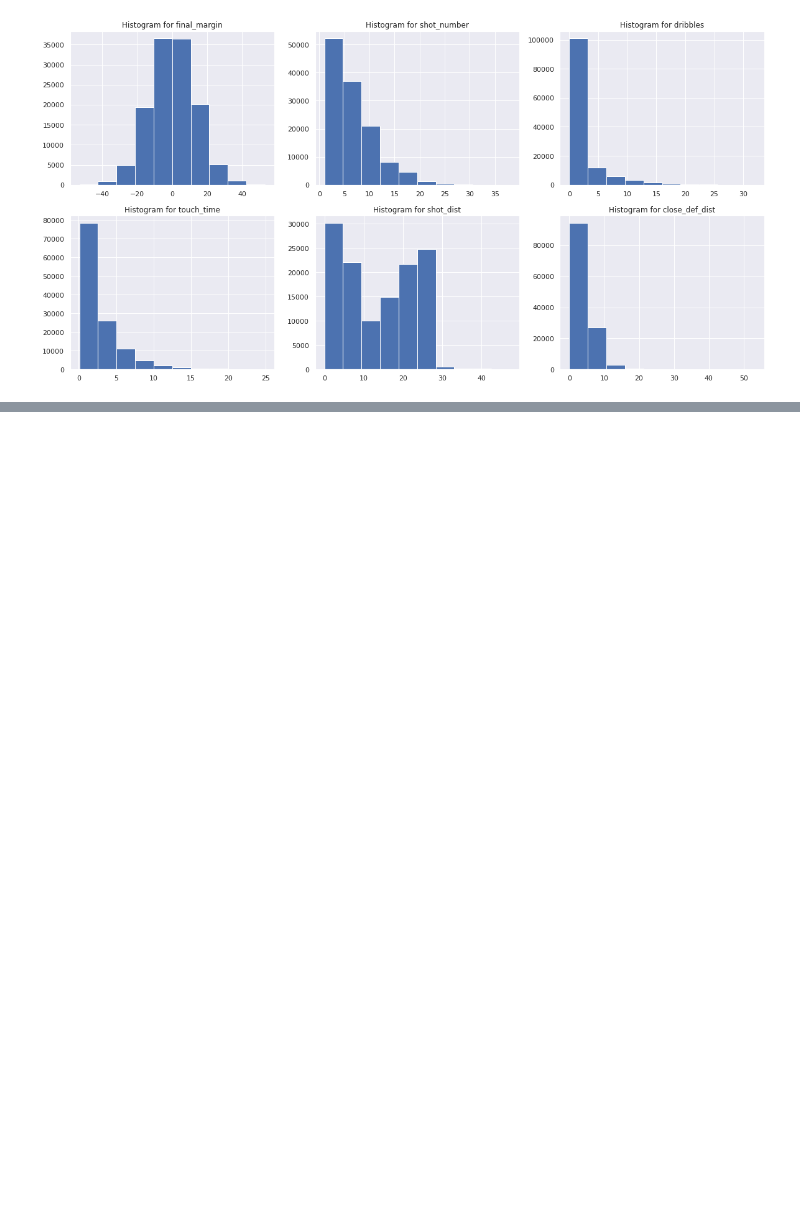
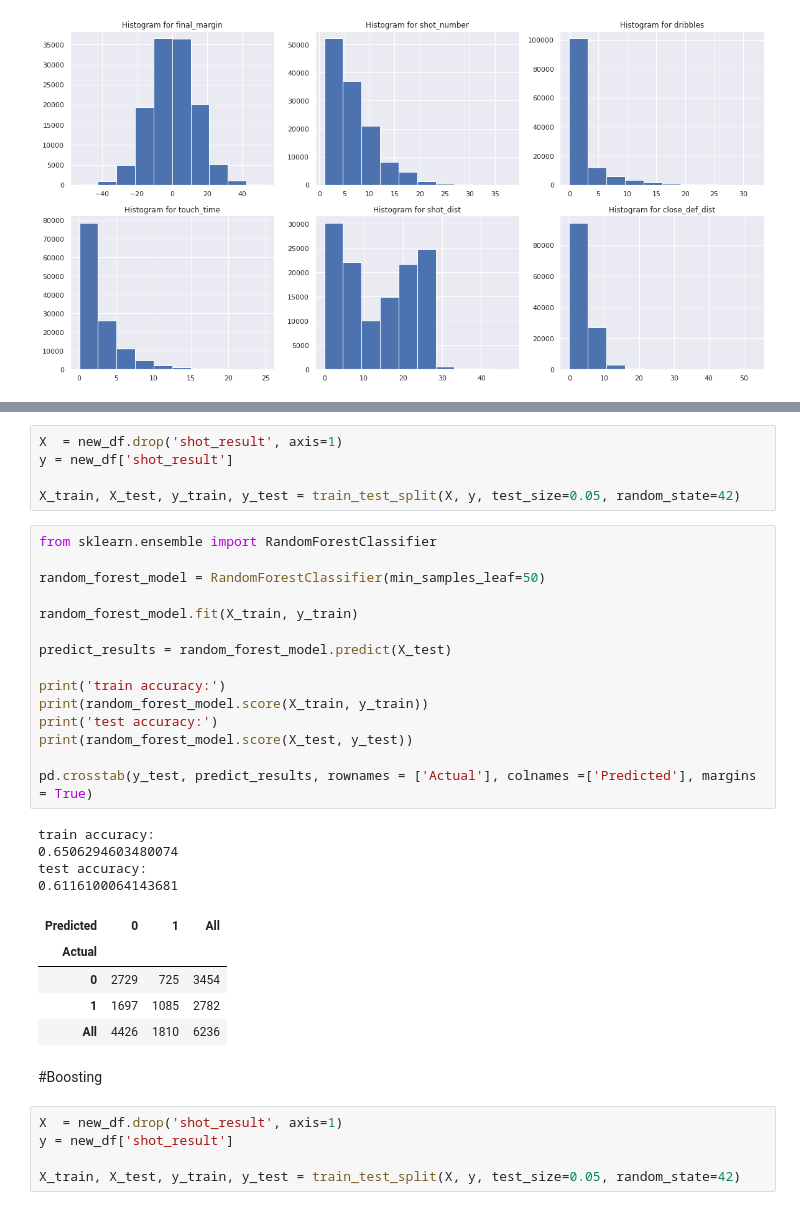
Before and after one commit to pdragojevic/Predicting-NBA-Shots, a Jupyter notebook: predicting_nba_shots.ipynb, the cells around one changed output, grey strips where cells are left out. Cells and saved outputs as stored; diff of their text form; blank space fills up the shorter version.

```diff
--- a/predicting_nba_shots.ipynb
+++ b/predicting_nba_shots.ipynb
@@ -273,0 +382,37 @@ Text(0.5, 1.0, 'Histogram for close_def_dist')
+# %%
+X  = new_df.drop('shot_result', axis=1)
+y = new_df['shot_result']
+
+X_train, X_test, y_train, y_test = train_test_split(X, y, test_size=0.05, random_state=42)
+# %%
+from sklearn.ensemble import RandomForestClassifier
+
+random_forest_model = RandomForestClassifier(min_samples_leaf=50)
+
+random_forest_model.fit(X_train, y_train)
+
+predict_results = random_forest_model.predict(X_test)
+
+print('train accuracy:')
+print(random_forest_model.score(X_train, y_train))
+print('test accuracy:')
+print(random_forest_model.score(X_test, y_test))
+
+pd.crosstab(y_test, predict_results, rownames = ['Actual'], colnames =['Predicted'], margins = True)
+# %% [output]
+train accuracy:
+0.6506294603480074
+test accuracy:
+0.6116100064143681
+| Predicted | 0 | 1 | All |
+| Actual |  |  |  |
+| 0 | 2729 | 725 | 3454 |
+| 1 | 1697 | 1085 | 2782 |
+| All | 4426 | 1810 | 6236 |
+# %% [markdown]
+#Boosting
+# %%
+X  = new_df.drop('shot_result', axis=1)
+y = new_df['shot_result']
+
+X_train, X_test, y_train, y_test = train_test_split(X, y, test_size=0.05, random_state=42)
```
Also changed, not shown: parts of 16 cells of this notebook.
